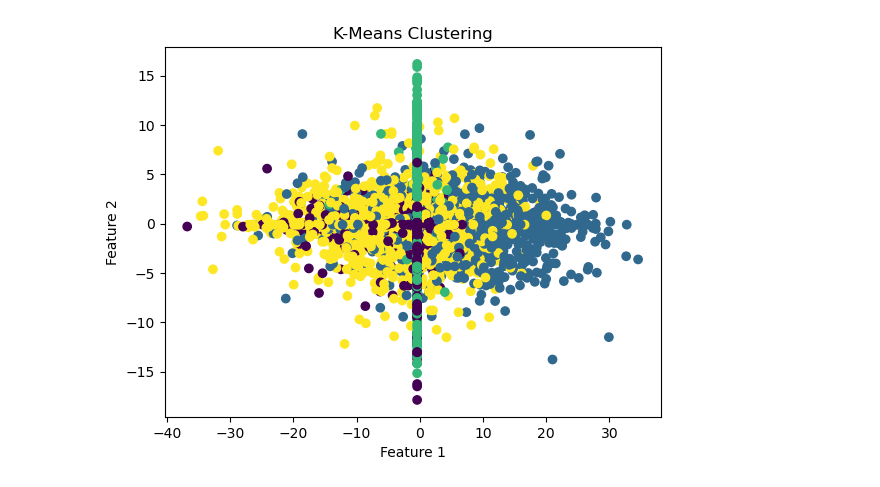
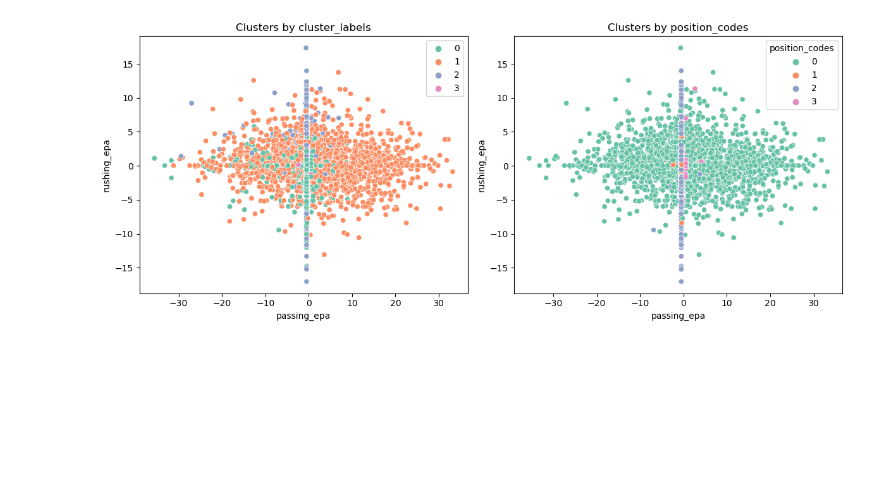
Before and after one commit to Evdawg/Project_4_FF_ML, a Jupyter notebook: Data/exploratory.ipynb, the cells around one changed output. Cells and saved outputs as stored; diff of their text form; code cells hidden in the pictures; blank space fills up the shorter version.

Commit message:
update to feature importance, data cleaning, and cluster visualization TRS

```diff
--- a/Data/exploratory.ipynb
+++ b/Data/exploratory.ipynb
@@ -5,3 +19,4 @@ import pandas as pd
 # %%
-years = list(np.arange(1999,2005))
+# Set range of years to sample data for
+years = list(np.arange(2019,2023))
 # %%
@@ -158,11 +225,13 @@ import matplotlib.pyplot as plt
 # %%
+##ChatGPT was consulted for how to pull the feature importance data in correct order
+
 feature_names = X.columns
-feature_importance = clf.feature_importances_
+feature_importance = best_clf.feature_importances_
 
 # Sort feature importances in descending order
-sorted_idx = np.argsort(feature_importance)[::-1]
-sorted_feature_importance = feature_importance[sorted_idx]
-sorted_feature_names = feature_names[sorted_idx]
+sorted_indices = np.argsort(feature_importance)[::-1]
+sorted_feature_importance = feature_importance[sorted_indices]
+sorted_feature_names = feature_names[sorted_indices]
 
 # Create a bar plot for feature importances
 plt.figure(figsize=(10, 6))
@@ -170,6 +239,6 @@ plt.barh(range(len(sorted_feature_importance)), sorted_feature_importance, align
 plt.yticks(range(len(sorted_feature_importance)), sorted_feature_names)
 plt.xlabel('Feature Importance')
 plt.title('Random Forest Feature Importance')
-plt.gca().invert_yaxis()  # Invert y-axis to show the most important features at the top
+plt.gca().invert_yaxis()
 plt.show()
 # %% [output]
@@ -177,57 +246,47 @@ plt.show()
 # %%
-import pandas as pd
-import numpy as np
-from sklearn.ensemble import RandomForestClassifier
-from sklearn.cluster import KMeans
-import matplotlib.pyplot as plt
-
-# Define the list of quantitative columns
-quant_cols = ['completions', 'attempts', 'passing_yards',
-              'passing_tds', 'interceptions', 'sacks', 'sack_yards', 'sack_fumbles',
-              'sack_fumbles_lost', 'passing_air_yards', 'passing_yards_after_catch',
-              'passing_first_downs', 'passing_epa', 'passing_2pt_conversions', 'pacr',
-              'carries', 'rushing_yards', 'rushing_tds', 'rushing_fumbles',
-              'rushing_fumbles_lost', 'rushing_first_downs', 'rushing_epa',
-              'rushing_2pt_conversions', 'receptions', 'targets', 'receiving_yards',
-              'receiving_tds', 'receiving_fumbles', 'receiving_fumbles_lost',
-              'receiving_air_yards', 'receiving_yards_after_catch',
-              'receiving_first_downs', 'receiving_epa', 'receiving_2pt_conversions',
-              'racr', 'target_share', 'air_yards_share', 'wopr', 'special_teams_tds',
-              'fantasy_points', 'fantasy_points_ppr']
-
-# Define the feature columns and target column
-X = grouped_by_week[quant_cols]
-y = grouped_by_week['position_group']
-
-# Train a Random Forest model to get feature importances
-clf = RandomForestClassifier(random_state=42)
-clf.fit(X, y)
-
-# Extract feature importances
-feature_importances = clf.feature_importances_
-
-# Sort the features by importance in descending order
-sorted_indices = np.argsort(feature_importances)[::-1]
-
-# Select the top N most important features (e.g., top 10)
-top_n = 10
-selected_feature_indices = sorted_indices[:top_n]
+# Select the top n most important features (e.g., top 10)
+n = 10
+selected_feature_indices = sorted_indices[:n]
 
 # Create a new dataframe with only the selected features
 selected_features_df = X.iloc[:, selected_feature_indices]
 
 # Apply K-Means clustering to the selected features
 kmeans = KMeans(n_clusters=4, random_state=42)
 cluster_labels = kmeans.fit_predict(selected_features_df)
 
+## Could color code plot by cluster label (since this is unsupervised learning) and/or actual position for a comparison
 # Add the cluster labels back to the original dataframe
 grouped_by_week['cluster_label'] = cluster_labels
 
-# Visualize the clusters (for example, using a scatter plot)
-plt.scatter(selected_features_df.iloc[:, 0], selected_features_df.iloc[:, 1], c=cluster_labels, cmap='viridis')
-plt.xlabel('Feature 1')
-plt.ylabel('Feature 2')
-plt.title('K-Means Clustering')
+# Use colors for the actual positions
+# Define a mapping of categorical values to numeric values
+position_mapping = {'QB': 0, 'WR': 1, 'RB': 2, 'TE': 3}
+grouped_by_week['position_codes'] = grouped_by_week['position_group'].map(position_mapping)
+
+# Visualize the clusters
+## ChatGPT was consulted for using seaborn to make a multi-panel plot
+# Create two subplots side by side
+fig, axes = plt.subplots(1, 2, figsize=(12, 5))
+
+# Plot the first graph with cluster_labels for color
+sns.scatterplot(x=selected_features_df.iloc[:, 0], y=selected_features_df.iloc[:, 2], hue=cluster_labels, palette='Set2', ax=axes[0])
+axes[0].set_title('Clusters by cluster_labels')
+
+# Plot the second graph with position_codes for color
+sns.scatterplot(x=selected_features_df.iloc[:, 0], y=selected_features_df.iloc[:, 2], hue=grouped_by_week['position_codes'], palette='Set2', ax=axes[1])
+axes[1].set_title('Clusters by position_codes')
+
+plt.tight_layout()
 plt.show()
+
+
+
+
+# plt.scatter(selected_features_df.iloc[:, 0], selected_features_df.iloc[:, 1], c=grouped_by_week['position_codes'], cmap='viridis')
+# plt.xlabel('Feature 1')
+# plt.ylabel('Feature 2')
+# plt.title('K-Means Clustering')
+# plt.show()
 # %% [output]
-[figure, old version]
+[figure, new version]
```
Also changed, not shown: parts of 21 cells of this notebook.
